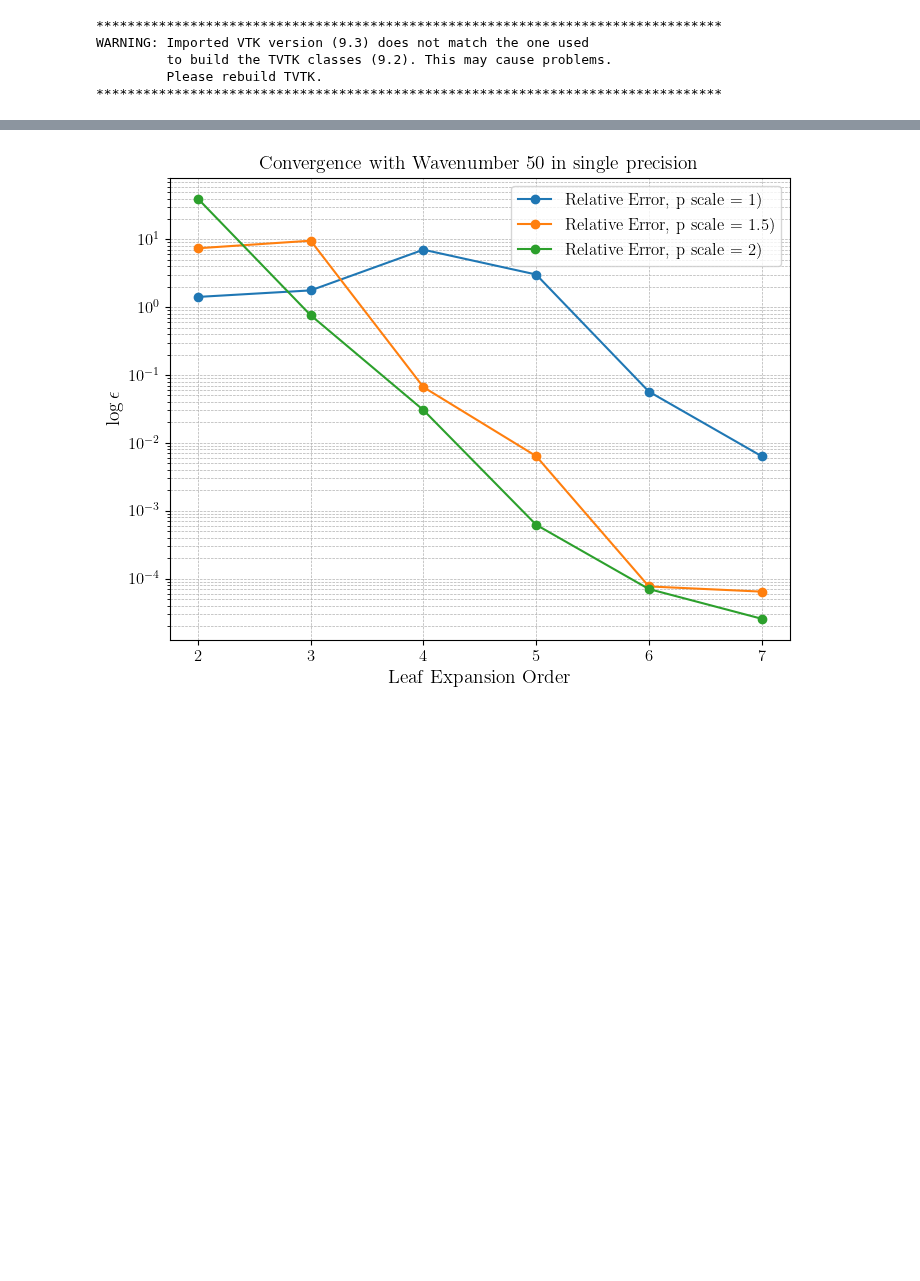
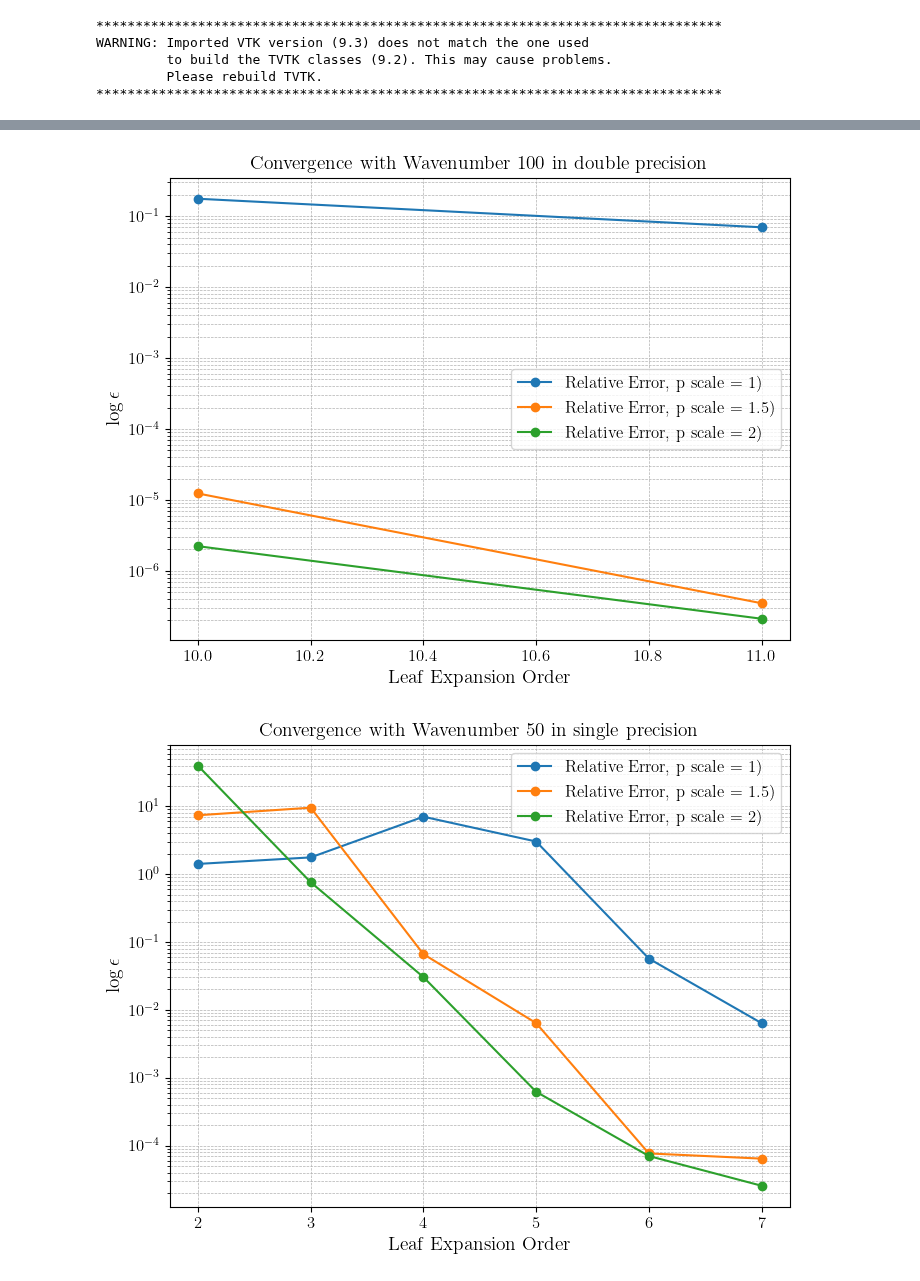
Before and after one commit to bempp/kifmm, a Jupyter notebook: kifmm/python/experiments/Helmholtz.ipynb, the cells around one changed output, grey strips where cells are left out. Cells and saved outputs as stored; diff of their text form; code cells hidden in the pictures; blank space fills up the shorter version.

```diff
--- a/kifmm/python/experiments/Helmholtz.ipynb
+++ b/kifmm/python/experiments/Helmholtz.ipynb
@@ -245,3 +238,7 @@ Computing for expansion order [ 0  0 24 12  6]
+# %%
+ax1, fig1 = plot_error(e_vec, rel_errors, wavenumber, p_scale_vec, precision)
+# %% [output]
+[figure, added]
 # %%
 ax1, fig1 = plot_error(e_vec, rel_errors, 50, p_scale_vec, precision)
 # %% [output]
```
Also changed, not shown: parts of 4 cells of this notebook.
